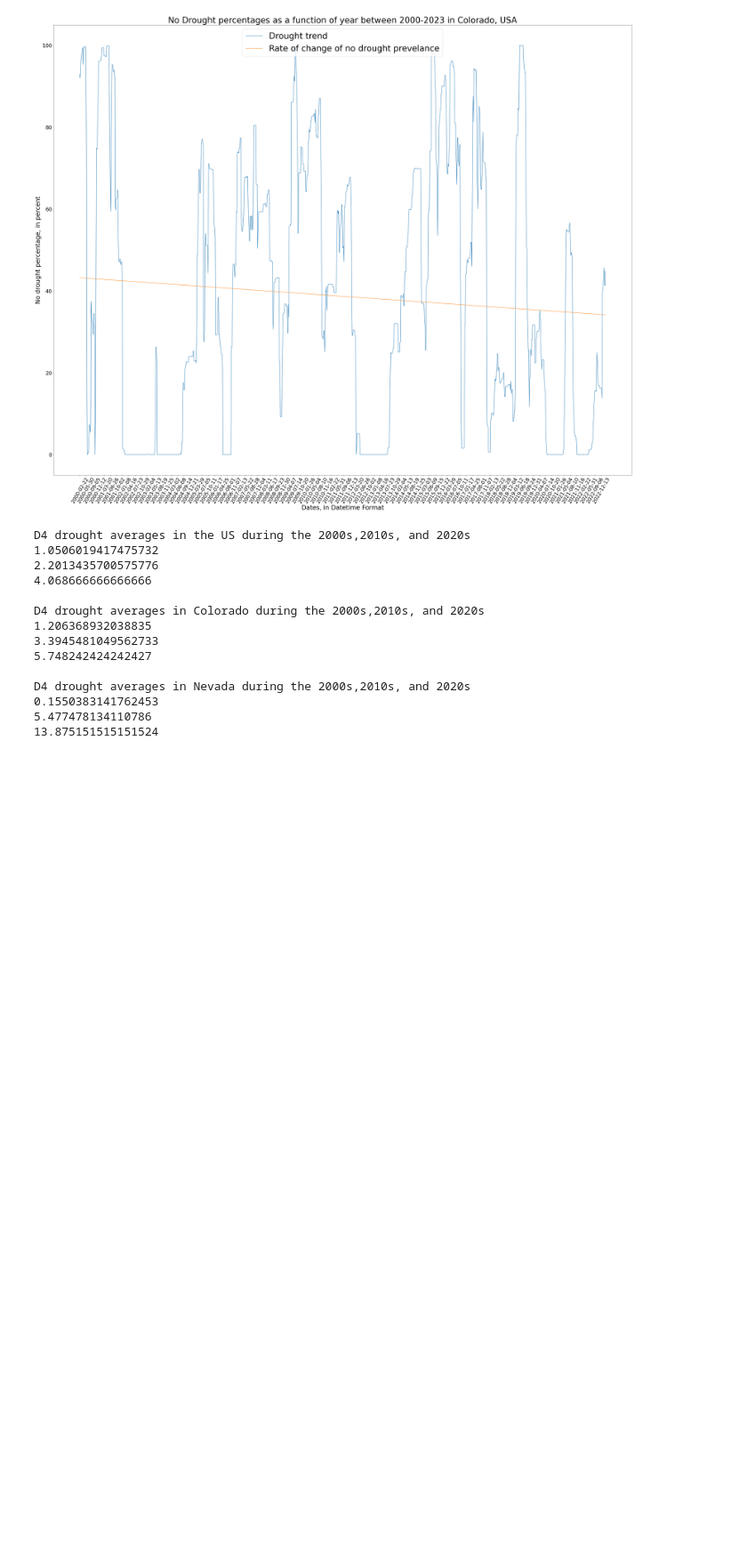
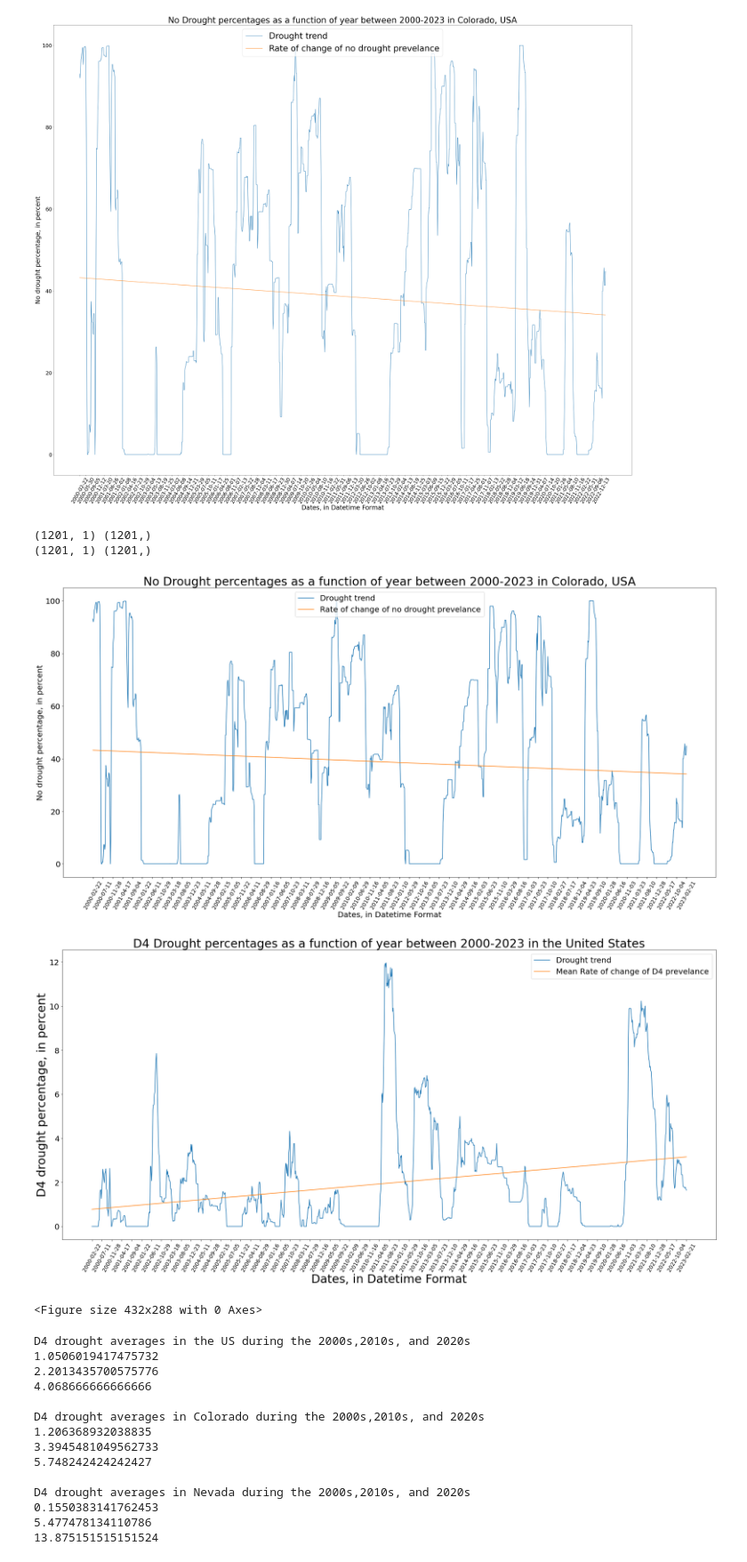
Before and after one commit to AaronCJimeny/FP04-groundwater, a Jupyter notebook: GPGN_268_semesterproject_LukeM.ipynb, the cells around one changed output. Shown at 89% size. Cells and saved outputs as stored; diff of their text form; code cells hidden in the pictures; blank space fills up the shorter version.

Commit message:
made a general figure for drought visulization

```diff
--- a/GPGN_268_semesterproject_LukeM.ipynb
+++ b/GPGN_268_semesterproject_LukeM.ipynb
@@ -93,6 +93,51 @@ plt.show()
 # %% [output]
 (1201, 1) (1201,)
 [figure]
+# %%
+#Build a linear model
+drought_data_arr = np.array(drought_data_CO['None'].values)
+x = np.array(np.arange(0,1201))
+x = x.reshape(-1,1)
+print(x.shape, drought_data_arr.shape)
+lr = LinearRegression().fit(x,drought_data_arr)
+plt.figure(figsize=(30,30))
+plt.subplot(211)
+plt.plot(drought_data_CO.index,drought_data_CO['None'])
+plt.plot(drought_data_CO.index, lr.predict(x))
+plt.xticks(drought_data_CO.index[::20], rotation = 60, fontsize = 14)
+plt.yticks(fontsize = 20)
+plt.title('No Drought percentages as a function of year between 2000-2023 in Colorado, USA', fontsize = 30)
+plt.xlabel('Dates, in Datetime Format', fontsize = 20)
+plt.ylabel('No drought percentage, in percent', fontsize = 20)
+plt.legend(['Drought trend','Rate of change of no drought prevelance'], fontsize = 20)
+
+
+drought_data_arr = np.array(drought_data_US['D4'].values)
+x = np.array(np.arange(0,1201))
+x = x.reshape(-1,1)
+print(x.shape, drought_data_arr.shape)
+lr = LinearRegression().fit(x,drought_data_arr)
+#Plot Everything
+fig = plt.figure(figsize = (30,30))
+plt.subplot(212)
+plt.plot(drought_data_US.index,drought_data_US['D4'])
+plt.plot(drought_data_US.index,lr.predict(x))
+plt.xticks(drought_data_US.index[::20], rotation = 60, fontsize = 14)
+plt.title('D4 Drought percentages as a function of year between 2000-2023 in the United States', fontsize = 30)
+plt.yticks(fontsize = 20)
+plt.xlabel('Dates, in Datetime Format', fontsize = 30)
+plt.ylabel('D4 drought percentage, in percent', fontsize = 30)
+plt.legend(['Drought trend','Mean Rate of change of D4 prevelance'], fontsize = 20)
+plt.show()
+
+plt.tight_layout()
+plt.show()
+# %% [output]
+(1201, 1) (1201,)
+(1201, 1) (1201,)
+[figure, added]
+[figure, added]
+<Figure size 432x288 with 0 Axes>
 # %%
 #Statistics USA
 print('D4 drought averages in the US during the 2000s,2010s, and 2020s')
```
Also changed, not shown: parts of 1 cell of this notebook.
